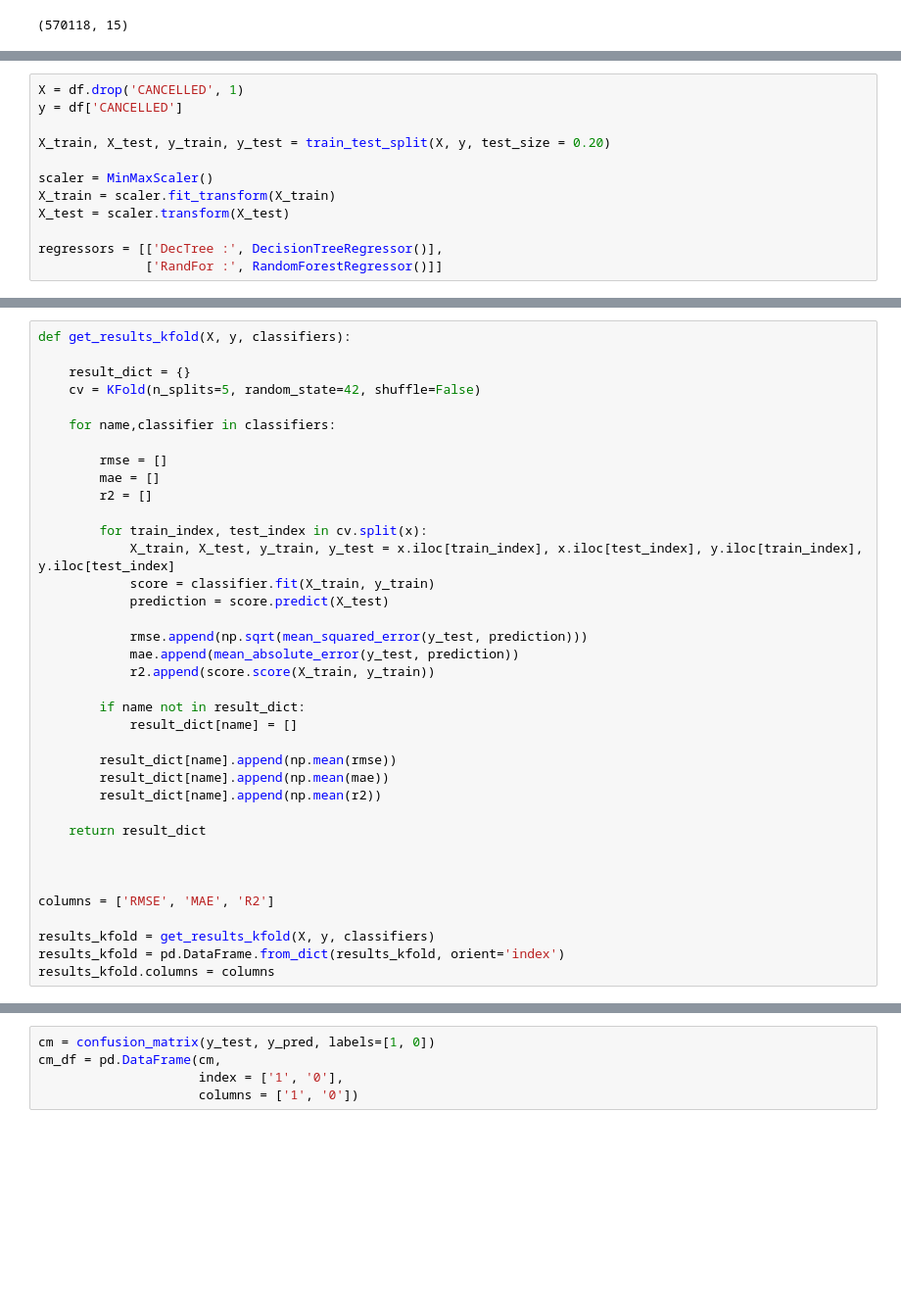
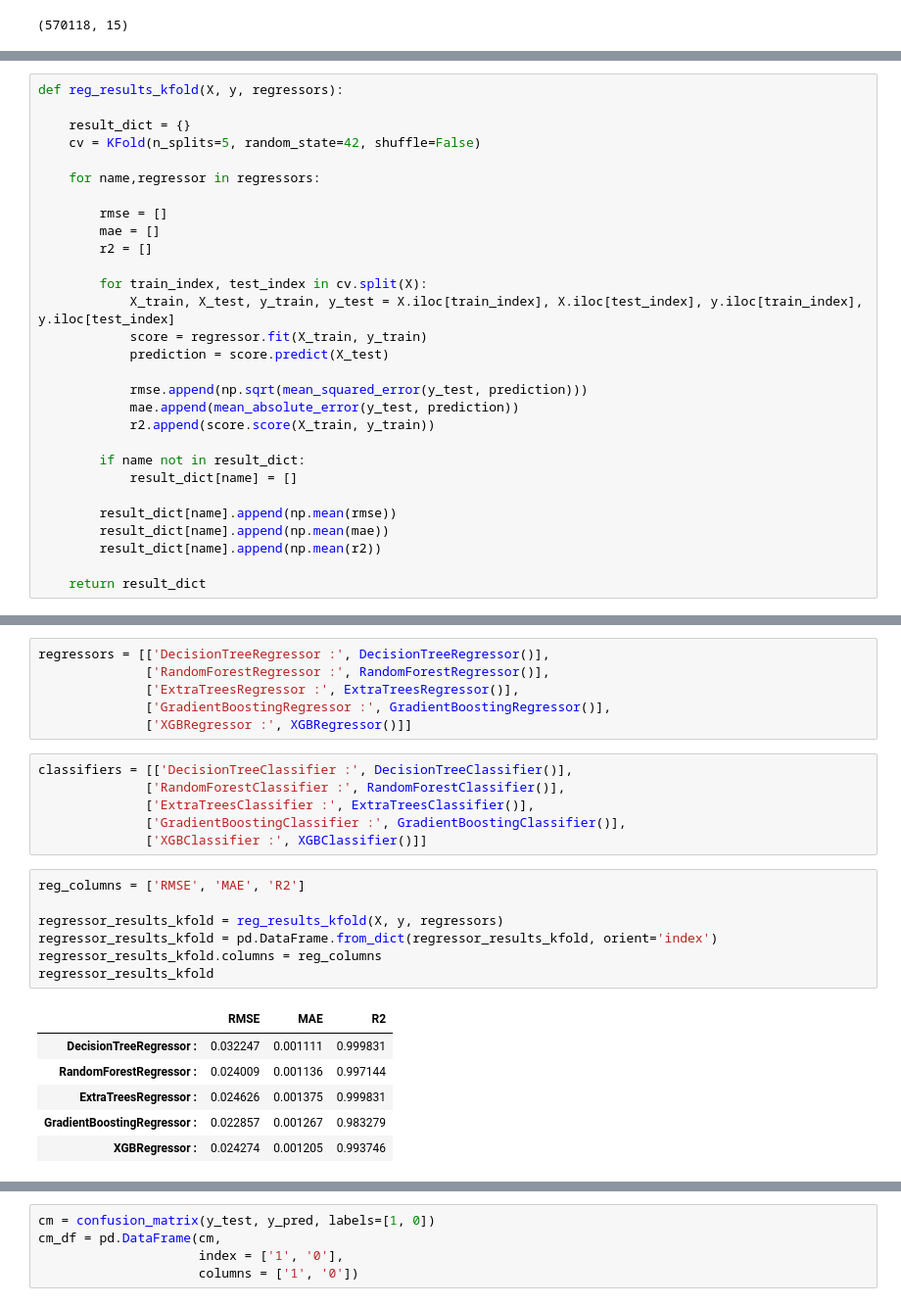
Before and after one commit to dokturdro/Data_Science, a Jupyter notebook: classification_flights/dtree_flights.ipynb, the cells around one changed output, grey strips where cells are left out. Shown at 98% size. Saved outputs shown, nothing was run; the diff lists cells and outputs as text; blank space fills up the shorter version.

```diff
--- a/classification_flights/dtree_flights.ipynb
+++ b/classification_flights/dtree_flights.ipynb
@@ -125,13 +126 @@ from sklearn.ensemble import RandomForestRegressor, ExtraTreesRegressor, AdaBoos
 from timeit import default_timer as timer
-# %%
-X = df.drop('CANCELLED', 1)
-y = df['CANCELLED']
-
-X_train, X_test, y_train, y_test = train_test_split(X, y, test_size = 0.20)
-
-scaler = MinMaxScaler()
-X_train = scaler.fit_transform(X_train)
-X_test = scaler.transform(X_test)
-
-regressors = [['DecTree :', DecisionTreeRegressor()],
-              ['RandFor :', RandomForestRegressor()]]
@@ -138,18 +130,18 @@ regressors = [['DecTree :', DecisionTreeRegressor()],
 # %%
-def get_results_kfold(X, y, classifiers):
+def reg_results_kfold(X, y, regressors):
 
     result_dict = {}
     cv = KFold(n_splits=5, random_state=42, shuffle=False)
 
-    for name,classifier in classifiers:
+    for name,regressor in regressors:
 
         rmse = []
         mae = []
         r2 = []
 
-        for train_index, test_index in cv.split(x):
-            X_train, X_test, y_train, y_test = x.iloc[train_index], x.iloc[test_index], y.iloc[train_index], y.iloc[test_index]
-            score = classifier.fit(X_train, y_train)
+        for train_index, test_index in cv.split(X):
+            X_train, X_test, y_train, y_test = X.iloc[train_index], X.iloc[test_index], y.iloc[train_index], y.iloc[test_index]
+            score = regressor.fit(X_train, y_train)
             prediction = score.predict(X_test)
 
             rmse.append(np.sqrt(mean_squared_error(y_test, prediction)))
@@ -164,11 +156,3 @@ def get_results_kfold(X, y, classifiers):
         result_dict[name].append(np.mean(r2))
 
     return result_dict
-
-
-
-columns = ['RMSE', 'MAE', 'R2']
-
-results_kfold = get_results_kfold(X, y, classifiers)
-results_kfold = pd.DataFrame.from_dict(results_kfold, orient='index')
-results_kfold.columns = columns
@@ -199,0 +198,26 @@ y_pred = regressor.predict(X_test)
+# %%
+regressors = [['DecisionTreeRegressor :', DecisionTreeRegressor()],
+              ['RandomForestRegressor :', RandomForestRegressor()],
+              ['ExtraTreesRegressor :', ExtraTreesRegressor()],
+              ['GradientBoostingRegressor :', GradientBoostingRegressor()],
+              ['XGBRegressor :', XGBRegressor()]]
+# %%
+classifiers = [['DecisionTreeClassifier :', DecisionTreeClassifier()],
+              ['RandomForestClassifier :', RandomForestClassifier()],
+              ['ExtraTreesClassifier :', ExtraTreesClassifier()],
+              ['GradientBoostingClassifier :', GradientBoostingClassifier()],
+              ['XGBClassifier :', XGBClassifier()]]
+# %%
+reg_columns = ['RMSE', 'MAE', 'R2']
+
+regressor_results_kfold = reg_results_kfold(X, y, regressors)
+regressor_results_kfold = pd.DataFrame.from_dict(regressor_results_kfold, orient='index')
+regressor_results_kfold.columns = reg_columns
+regressor_results_kfold
+# %% [output]
+|  | RMSE | MAE | R2 |
+| DecisionTreeRegressor : | 0.032247 | 0.001111 | 0.999831 |
+| RandomForestRegressor : | 0.024009 | 0.001136 | 0.997144 |
+| ExtraTreesRegressor : | 0.024626 | 0.001375 | 0.999831 |
+| GradientBoostingRegressor : | 0.022857 | 0.001267 | 0.983279 |
+| XGBRegressor : | 0.024274 | 0.001205 | 0.993746 |
```
Also changed, not shown: parts of 11 cells of this notebook.
